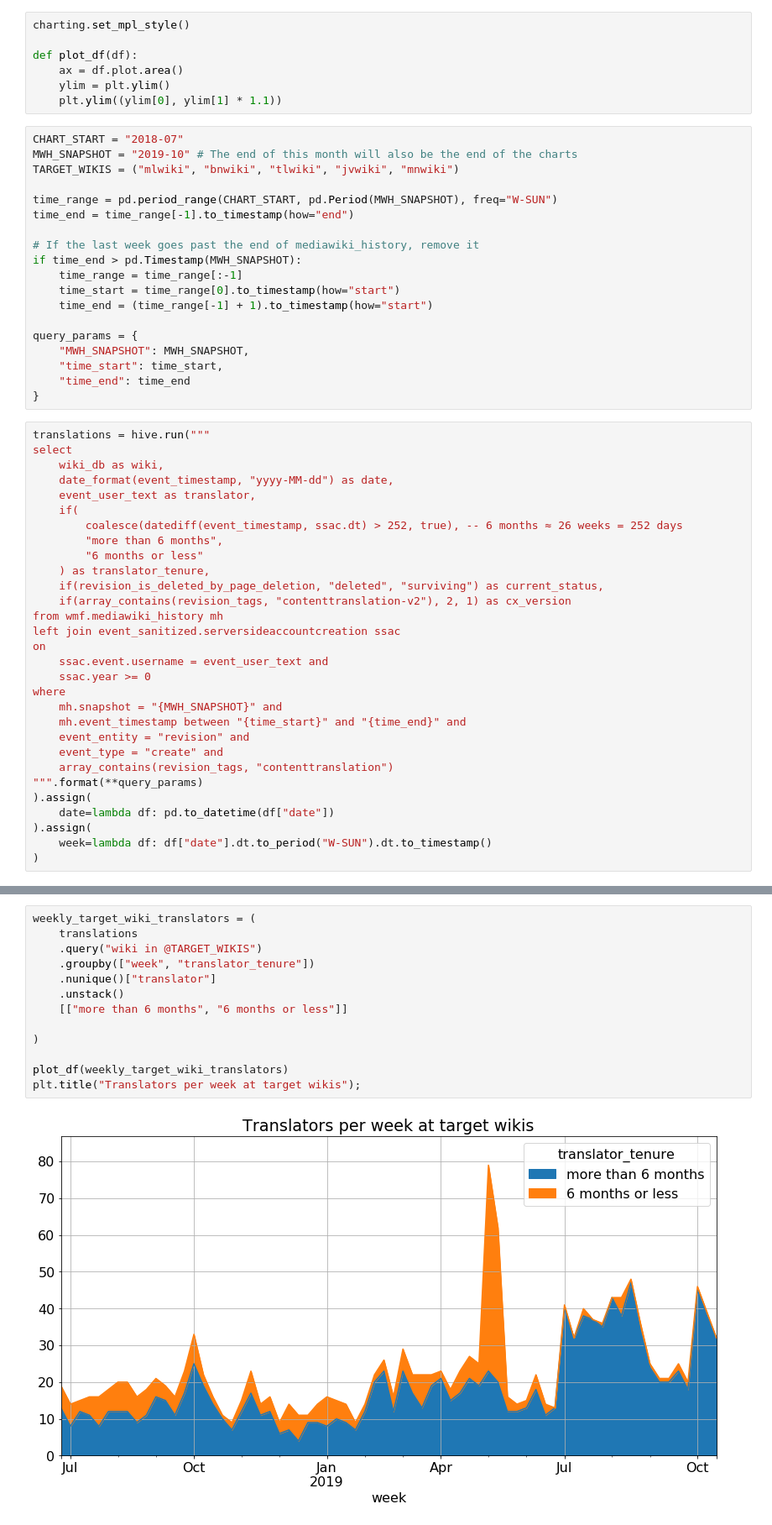
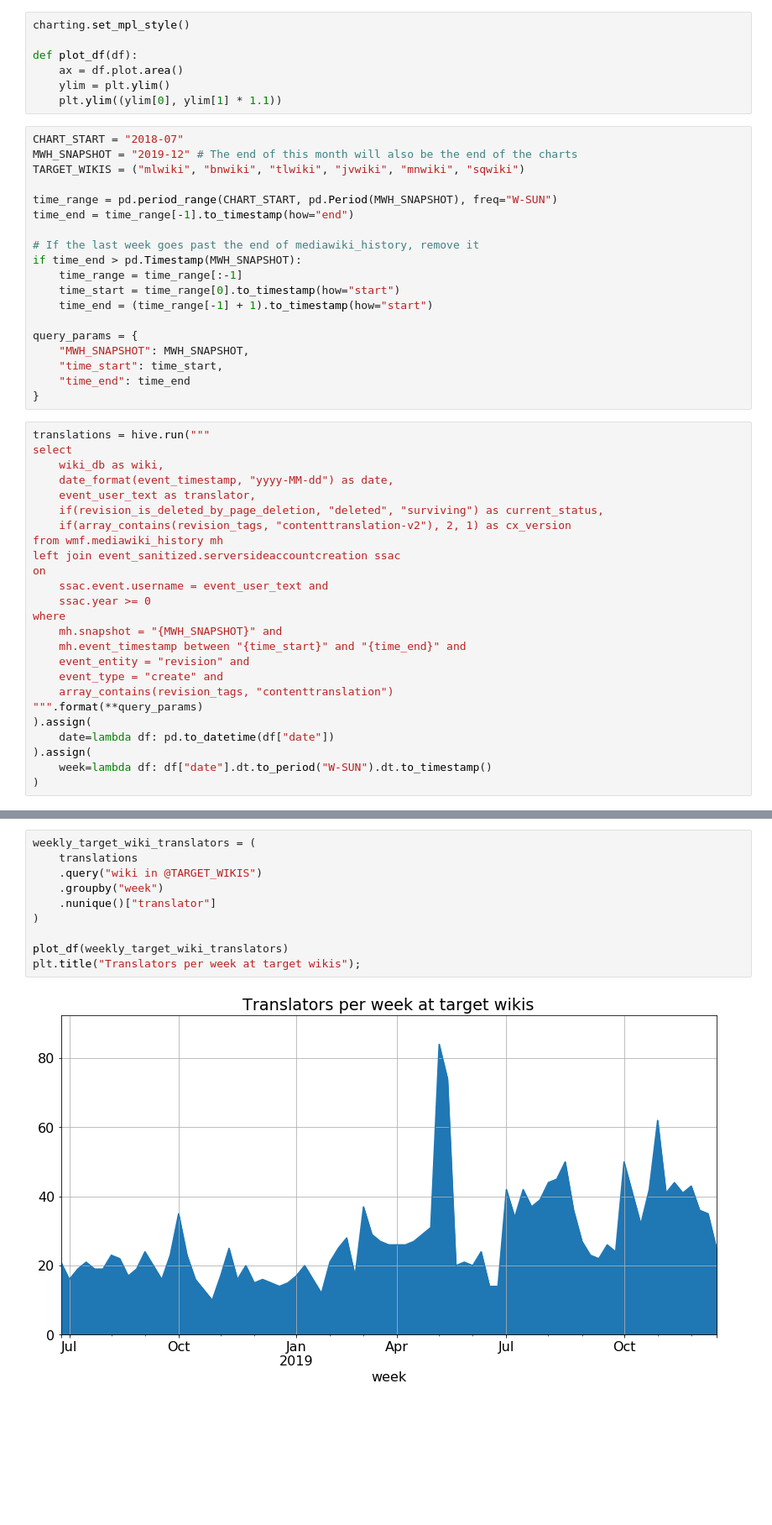
Before and after one commit to wikimedia-research/2018-19-Language-annual-plan-metrics, a Jupyter notebook: Language-metrics.ipynb, the cells around one changed output, grey strips where cells are left out. Shown at 84% size. Cells and saved outputs as stored; diff of their text form; blank space fills up the shorter version.

```diff
--- a/Language-metrics.ipynb
+++ b/Language-metrics.ipynb
@@ -20,8 +20,8 @@ def plot_df(df):
     plt.ylim((ylim[0], ylim[1] * 1.1))
 # %%
 CHART_START = "2018-07"
-MWH_SNAPSHOT = "2019-10" # The end of this month will also be the end of the charts
-TARGET_WIKIS = ("mlwiki", "bnwiki", "tlwiki", "jvwiki", "mnwiki")
+MWH_SNAPSHOT = "2019-12" # The end of this month will also be the end of the charts
+TARGET_WIKIS = ("mlwiki", "bnwiki", "tlwiki", "jvwiki", "mnwiki", "sqwiki")
 
 time_range = pd.period_range(CHART_START, pd.Period(MWH_SNAPSHOT), freq="W-SUN")
 time_end = time_range[-1].to_timestamp(how="end")
@@ -43,11 +43,6 @@ select
     wiki_db as wiki,
     date_format(event_timestamp, "yyyy-MM-dd") as date,
     event_user_text as translator,
-    if(
-        coalesce(datediff(event_timestamp, ssac.dt) > 252, true), -- 6 months ≈ 26 weeks = 252 days
-        "more than 6 months",
-        "6 months or less"
-    ) as translator_tenure,
     if(revision_is_deleted_by_page_deletion, "deleted", "surviving") as current_status,
     if(array_contains(revision_tags, "contenttranslation-v2"), 2, 1) as cx_version
 from wmf.mediawiki_history mh
@@ -104,18 +97,15 @@ plt.title("Translators per week");
 # %%
 weekly_target_wiki_translators = (
     translations
     .query("wiki in @TARGET_WIKIS")
-    .groupby(["week", "translator_tenure"])
+    .groupby("week")
     .nunique()["translator"]
-    .unstack()
-    [["more than 6 months", "6 months or less"]]
-
 )
 
 plot_df(weekly_target_wiki_translators)
 plt.title("Translators per week at target wikis");
 # %% [output]
-[figure, old version]
+[figure, new version]
 # %%
 translations_by_version = translations.groupby(["week", "cx_version"]).size().unstack().fillna(0)
 translations_by_version.plot()
```
Also changed, not shown: parts of 8 cells of this notebook.
